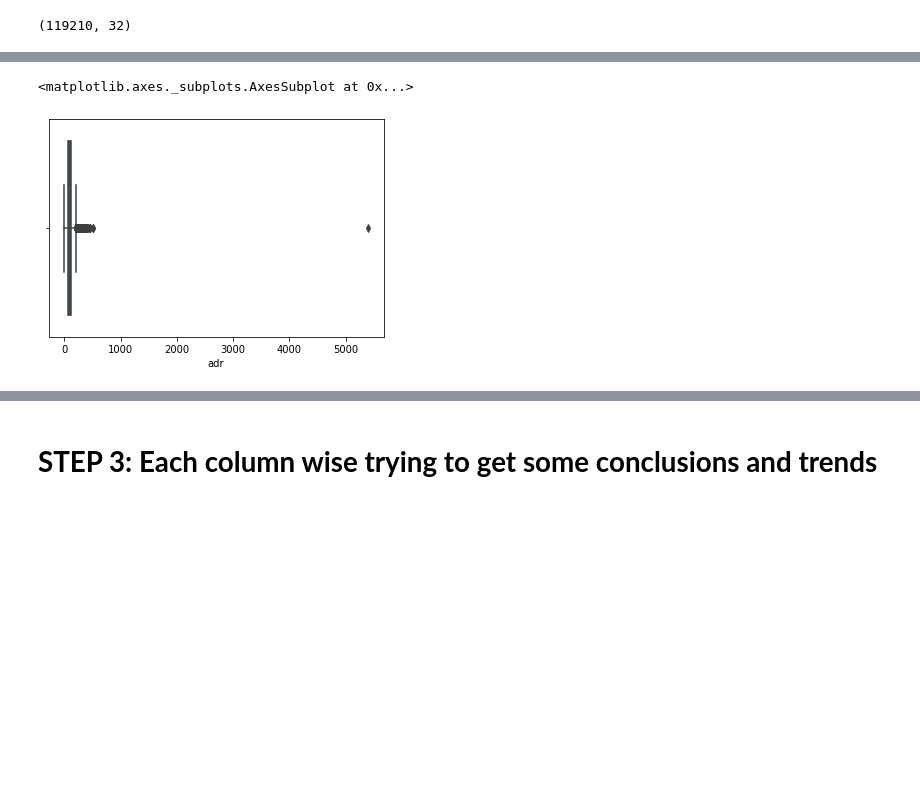
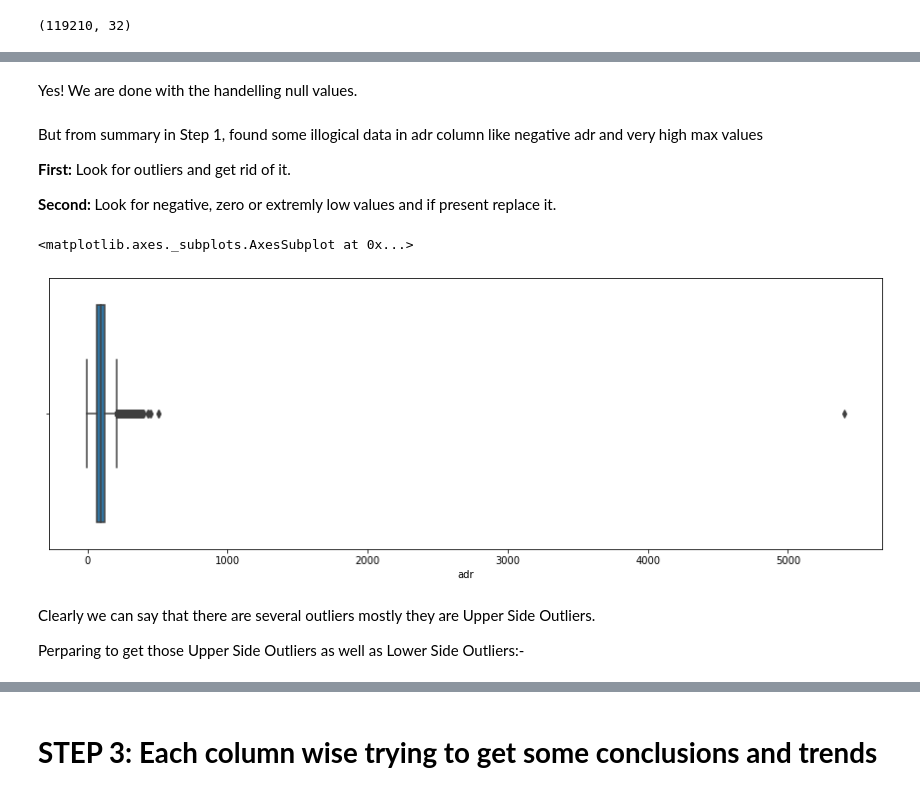
Before and after one commit to Amolrakhunde/Hotel-Booking-Analysis, a Jupyter notebook: Hotel_Booking_Analysis_Capstone_Project.ipynb, the cells around one changed output, grey strips where cells are left out. Saved outputs shown, nothing was run; the diff lists cells and outputs as text; code cells hidden in the pictures; blank space fills up the shorter version.

```diff
--- a/Hotel_Booking_Analysis_Capstone_Project.ipynb
+++ b/Hotel_Booking_Analysis_Capstone_Project.ipynb
@@ -30,5 +39,9 @@ drive.mount('/content/drive')
 # %% [output]
 Drive already mounted at /content/drive; to attempt to forcibly remount, call drive.mount("/content/drive", force_remount=True).
 # %%
+# getting path from Google drive and creating pandas DataFrame out of csv file
 directory_path = '/content/drive/MyDrive/Alma Better/EDA Projects/Hotel Booking Analysis/'
-df = pd.read_csv(directory_path + 'Hotel Bookings.csv')
+data = pd.read_csv(directory_path + 'Hotel Bookings.csv')
+# %%
+# creating copy of data so that there will be no change in original data DataFrame
+df = data.copy()
@@ -114,6 +169,21 @@ Get outliers and remove them from adr
+# %% [markdown]
+Yes! We are done with the handelling null values.
+# %% [markdown]
+But from summary in Step 1, found some illogical data in adr column like negative adr and very high max values
+
+**First:** Look for outliers and get rid of it.
+
+
+**Second:** Look for negative, zero or extremly low values and if present replace it.
 # %%
 # box plot which shows outliers and quartile
+plt.rcParams['figure.figsize']= (15,5)
 sns.boxplot(x=df['adr'])
 # %% [output]
 <matplotlib.axes._subplots.AxesSubplot at 0x...>
-[figure, old version]
+[figure, new version]
+# %% [markdown]
+Clearly we can say that there are several outliers mostly they are Upper Side Outliers.
+
+
+Perparing to get those Upper Side Outliers as well as Lower Side Outliers:-
```
Also changed, not shown: parts of 180 cells of this notebook.
